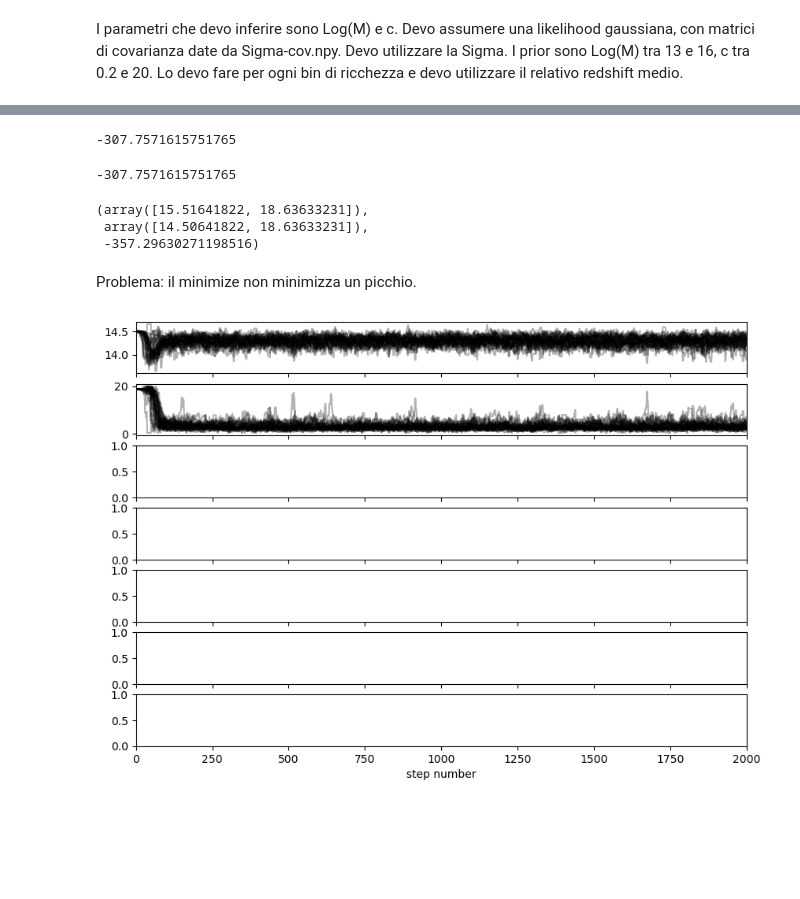
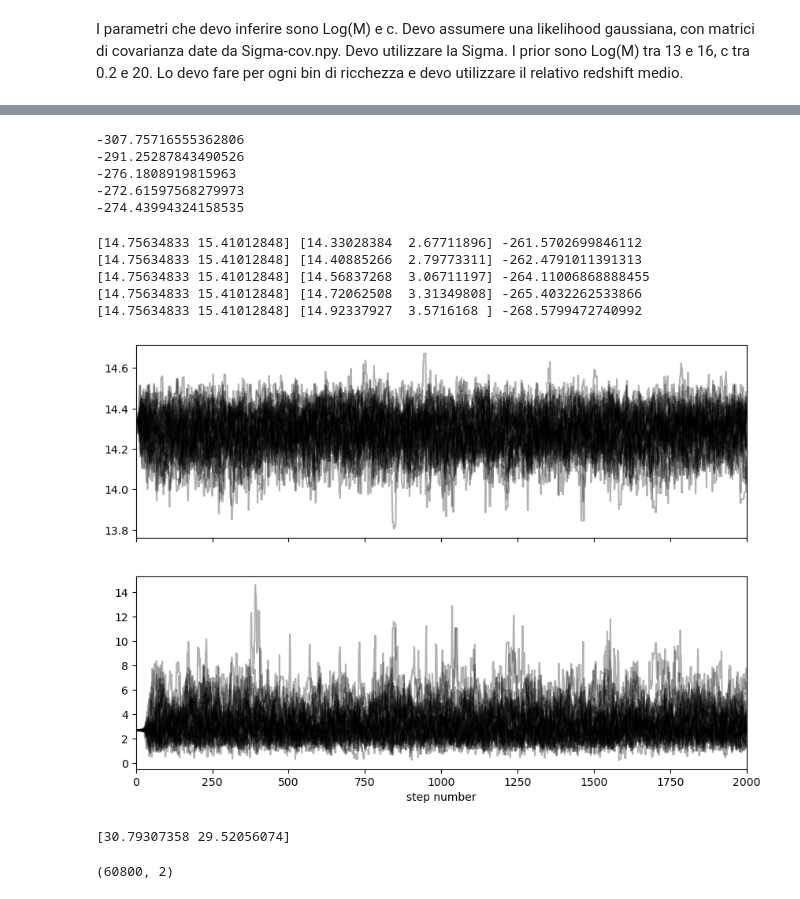
Before and after one commit to trett-0310/esame_tecniche, a Jupyter notebook: Fit NFW Density Profile.ipynb, the cells around one changed output, grey strips where cells are left out. Drawn from its saved outputs; the diff is of its cells as text; code cells hidden in the pictures; blank space fills up the shorter version.

```diff
--- a/Fit NFW Density Profile.ipynb
+++ b/Fit NFW Density Profile.ipynb
@@ -405,67 +384,82 @@ def log_prior(param):
         return 0.0
     return -np.inf
 
-def log_likelihood(param, Denprof, Rad, rdsft):
+def log_likelihood(param, Denprof, Rad, rdsft, TCOV):
     lM, c = param
+
     th_Sigma = Sigma(Rad, lM, c, rdsft)
+
+    iTCOV = np.linalg.inv(TCOV)
+
     residuals = (Denprof - th_Sigma).T
-    #print(Denprof[i].shape, th_Sigma.shape, residuals.shape)
-    p, _ = TCOV[0].shape
-    lognormalization = - 0.5 * (p * np.log(2 * np.pi) + np.log(np.linalg.det(TCOV[0])))
-    exponent = -0.5 * np.sum(residuals @ iTCOV[0] * residuals, axis = 0)
-    #print(lognormalization, exponent, np.nansum(lognormalization + exponent))
+
+    p, _ = TCOV.shape
+    lognormalization = - 0.5 * (p * np.log(2 * np.pi) + np.log(np.linalg.det(TCOV)))
+    exponent = -0.5 * np.sum(residuals @ iTCOV * residuals)
     return np.nansum(lognormalization + exponent)
-    #return 0
 
-def log_posterior(param, Denprof, Rad, rdsft):
+def log_posterior(param, Denprof, Rad, rdsft, TCOV):
     lp = -log_prior(param)
     if not np.isfinite(lp):
         return -np.inf
-    return lp + log_likelihood(param, Denprof, Rad, rdsft)
+    return lp + log_likelihood(param, Denprof, Rad, rdsft, TCOV)
 # %%
 lM = 14.53
 c = 10.09
 
 param = [lM, c]
-#for i in range(lint):
-print(log_likelihood(param, Sigma_R[0], R, z[0]))
+lint, _, _ = CovMat.shape
+for k in range(lint):
+    print(log_likelihood(param, Sigma_R[k], R, z[k], CovMat[k]))
 # %% [output]
--307.7571615751765
+-307.75716555362806
+-291.25287843490526
+-276.1808919815963
+-272.61597568279973
+-274.43994324158535
-# %%
-log_likelihood([lM, c], Sigma_R[0], R, z[0])
-# %% [output]
--307.7571615751765
 # %%
-#np.random.seed(42)
 nll = lambda *args: -log_posterior(*args)
 initial = np.array([13 + 3 * np.random.rand(), 0.2 + 19.8 * np.random.rand()])
-soln = minimize(nll, initial, args = (Sigma_R[0], R, z[0]))
-initial, soln.x, log_likelihood(soln.x, Sigma_R[0], R, z[0])
+soln0 = minimize(nll, initial, args = (Sigma_R[0], R, z[0], CovMat[0]))
+soln = [soln0, soln0, soln0, soln0, soln0]
+print(initial, soln0.x, log_likelihood(soln0.x, Sigma_R[0], R, z[0], CovMat[0]))
+for k in range(lint - 1):
+    soln[k + 1] = minimize(nll, initial, args = (Sigma_R[k + 1], R, z[k + 1], CovMat[k + 1]))
+    print(initial, soln[k + 1].x, log_likelihood(soln[k + 1].x, Sigma_R[k + 1], R, z[k + 1], CovMat[k + 1]))
 # %% [output]
-(array([15.51641822, 18.63633231]),
- array([14.50641822, 18.63633231]),
- -357.29630271198516)
+[14.75634833 15.41012848] [14.33028384  2.67711896] -261.5702699846112
+[14.75634833 15.41012848] [14.40885266  2.79773311] -262.4791011391313
+[14.75634833 15.41012848] [14.56837268  3.06711197] -264.11006868888455
+[14.75634833 15.41012848] [14.72062508  3.31349808] -265.4032262533866
+[14.75634833 15.41012848] [14.92337927  3.5716168 ] -268.5799472740992
-# %% [markdown]
-Problema: il minimize non minimizza un picchio.
 # %%
-nparams = len(theta)
+nparams = len(param)
 
-pos = soln.x * (1+1e-4 * np.random.randn(32,nparams ))
+pos = soln[0].x * (1+1e-4 * np.random.randn(32,nparams ))
 nwalkers, ndim = pos.shape
 
 sampler = emcee.EnsembleSampler(
-    nwalkers, ndim, log_posterior, args=(Sigma_R[0], R, z[0])
+    nwalkers, ndim, log_posterior, args = (Sigma_R[0], R, z[0], CovMat[0])
 )
 sampler.run_mcmc(pos, 2000, progress=True);
 # %%
-fig, axes = plt.subplots(7, figsize=(10, 7), sharex=True)
+fig, axes = plt.subplots(2, figsize=(10, 7), sharex=True)
 samples = sampler.get_chain()
 for i in range(ndim):
     ax = axes[i]
     ax.plot(samples[:, :, i], "k", alpha=0.3)
     ax.set_xlim(0, len(samples))
     ax.yaxis.set_label_coords(-0.1, 0.5)
 
 axes[-1].set_xlabel("step number");
 # %% [output]
-[figure, old version]
+[figure, new version]
+# %%
+print(sampler.get_autocorr_time())
+# %% [output]
+[30.79307358 29.52056074]
+# %%
+flat_samples = sampler.get_chain(discard = 100, flat = True)
+flat_samples.shape
+# %% [output]
+(60800, 2)
```
Also changed, not shown: parts of 20 cells of this notebook.
